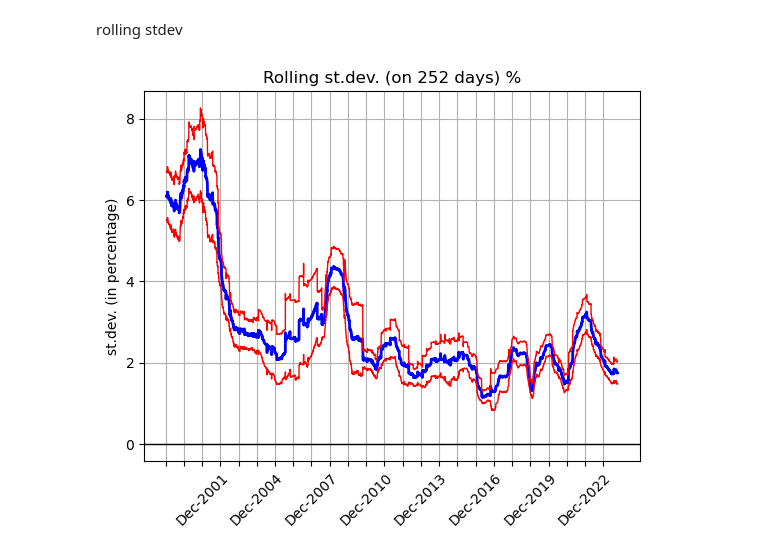
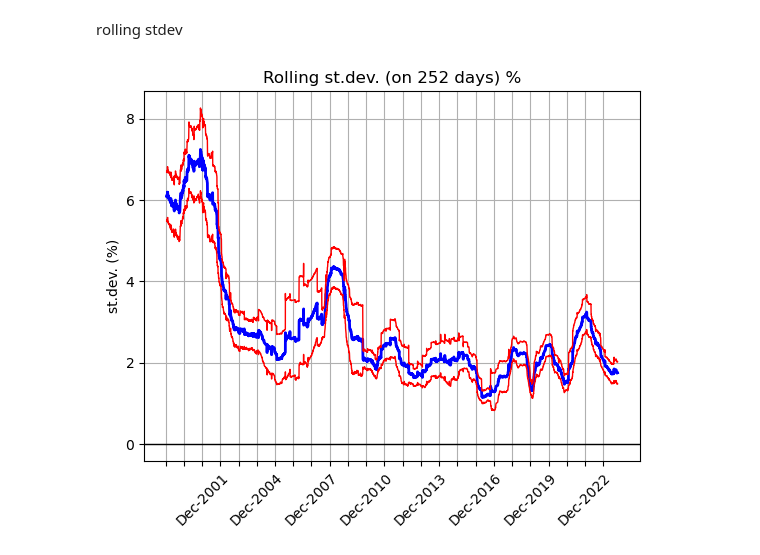
Before and after one commit to cgav1n1/Econometrics_Stylized_Facts, a Jupyter notebook: MidTermAssignmentwith6Facts.ipynb, the cells around one changed output. Drawn from its saved outputs; the diff is of its cells as text; code cells hidden in the pictures.

```diff
--- a/MidTermAssignmentwith6Facts.ipynb
+++ b/MidTermAssignmentwith6Facts.ipynb
@@ -1879,33 +1897,33 @@ data2plot_na = np.column_stack((sd_plot, sd_plot_lb, sd_plot_ub))
 
 data_index = log_returns_daily.index
 
 data2plot_na = pd.DataFrame({'StD': sd_plot, 'LowerBound': sd_plot_lb, 'UpperBound': sd_plot_ub},
                                index=data_index)
 
 # Select only rows without missing values
 data2plot = data2plot_na.dropna()
 # retrieve the data index
 data2plot
 
 # Customizing x-axis labels for December 31 of each year
 date_labels = pd.date_range(start='1999-01-01', end='2024-10-01', freq='A-DEC')
 # Show 1 tick every 3 years
 formatted_labels = [f'Dec-{date.year}' if date.year % 3 == 0 else '' for date in date_labels]
 # Add labels and rotate them
 plt.xticks(date_labels, formatted_labels, rotation=45)
 
 # Plot the data
 plt.plot(data2plot.index, data2plot["StD"] * 100, color='blue', linestyle='-', linewidth=2)
 plt.plot(data2plot.index, data2plot["LowerBound"] * 100, color='red', linestyle='-', linewidth=1)
 plt.plot(data2plot.index, data2plot["UpperBound"] * 100, color='red', linestyle='-', linewidth=1)
 plt.xlabel('')
 plt.grid(True)
-plt.ylabel('st.dev. (in percentage)')
+plt.ylabel('st.dev. (%)')
 plt.title('Rolling st.dev. (on 252 days) %')
 plt.axhline(0, linestyle='-', color='black', linewidth=1)  # Add a zero line
 
 
-plt.savefig('Latex/Img/AMZN_rolling_stdev.pdf', format='pdf', bbox_inches='tight')
+plt.savefig('Latex/Img/Fact7_AMZN_rolling_stdev.pdf', format='pdf', bbox_inches='tight')
 plt.show()
 # %% [output]
-[figure, old version]
+[figure, new version]
```
Also changed, not shown: parts of 1 cell of this notebook, 10 other files.
